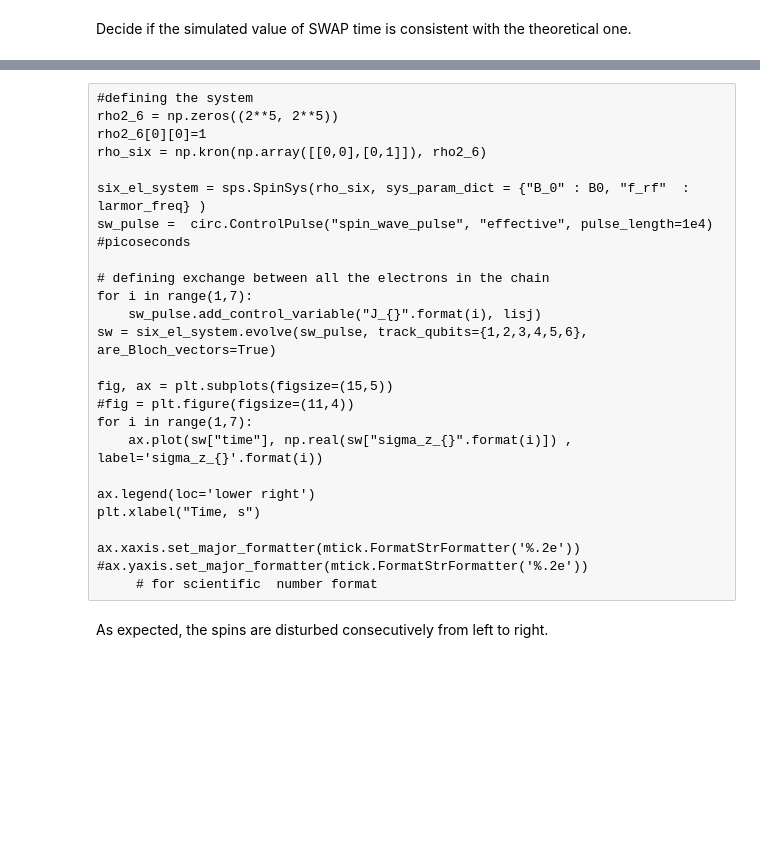
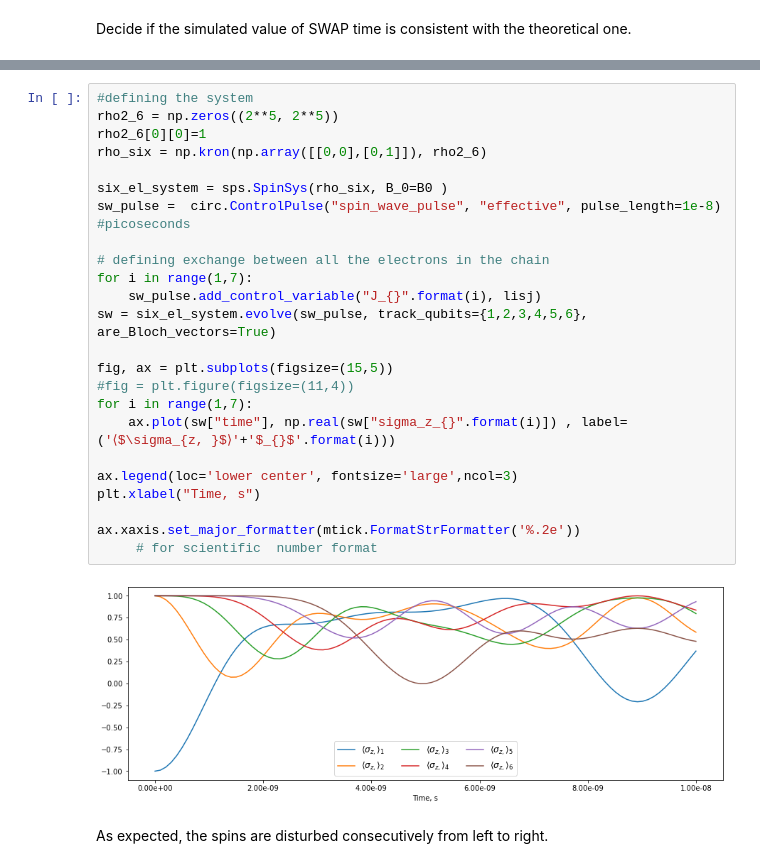
Before and after one commit to gharib85/QuDiPy, a Jupyter notebook: tutorials/Spin_simulator.ipynb, the cells around one changed output, grey strips where cells are left out. Saved outputs shown, nothing was run; the diff lists cells and outputs as text; blank space fills up the shorter version.

```diff
--- a/tutorials/Spin_simulator.ipynb
+++ b/tutorials/Spin_simulator.ipynb
@@ -280,28 +278,29 @@ Let us consider a 6-qubit system in the $|\downarrow \uparrow \uparrow \uparrow
-# %% [raw]
-#defining the system
-rho2_6 = np.zeros((2**5, 2**5))
-rho2_6[0][0]=1
-rho_six = np.kron(np.array([[0,0],[0,1]]), rho2_6)
-
-six_el_system = sps.SpinSys(rho_six, sys_param_dict = {"B_0" : B0, "f_rf"  : larmor_freq} )
-sw_pulse =  circ.ControlPulse("spin_wave_pulse", "effective", pulse_length=1e4) #picoseconds
-
-# defining exchange between all the electrons in the chain
-for i in range(1,7):
-    sw_pulse.add_control_variable("J_{}".format(i), lisj)
-sw = six_el_system.evolve(sw_pulse, track_qubits={1,2,3,4,5,6}, are_Bloch_vectors=True)
-
-fig, ax = plt.subplots(figsize=(15,5))
-#fig = plt.figure(figsize=(11,4))
-for i in range(1,7):
-    ax.plot(sw["time"], np.real(sw["sigma_z_{}".format(i)]) , label='sigma_z_{}'.format(i))
-
-ax.legend(loc='lower right')
-plt.xlabel("Time, s")
-
-ax.xaxis.set_major_formatter(mtick.FormatStrFormatter('%.2e'))
-#ax.yaxis.set_major_formatter(mtick.FormatStrFormatter('%.2e'))
-     # for scientific  number format
+# %%
+#defining the system
+rho2_6 = np.zeros((2**5, 2**5))
+rho2_6[0][0]=1
+rho_six = np.kron(np.array([[0,0],[0,1]]), rho2_6)
+
+six_el_system = sps.SpinSys(rho_six, B_0=B0 )
+sw_pulse =  circ.ControlPulse("spin_wave_pulse", "effective", pulse_length=1e-8) #picoseconds
+
+# defining exchange between all the electrons in the chain
+for i in range(1,7):
+    sw_pulse.add_control_variable("J_{}".format(i), lisj)
+sw = six_el_system.evolve(sw_pulse, track_qubits={1,2,3,4,5,6}, are_Bloch_vectors=True)
+
+fig, ax = plt.subplots(figsize=(15,5))
+#fig = plt.figure(figsize=(11,4))
+for i in range(1,7):
+    ax.plot(sw["time"], np.real(sw["sigma_z_{}".format(i)]) , label=('⟨$\sigma_{z, }$⟩'+'$_{}$'.format(i)))
+
+ax.legend(loc='lower center', fontsize='large',ncol=3)
+plt.xlabel("Time, s")
+
+ax.xaxis.set_major_formatter(mtick.FormatStrFormatter('%.2e'))
+     # for scientific  number format
+# %% [output]
+[figure, added]
 # %% [markdown]
 As expected, the spins are disturbed consecutively from left to right.
 # %% [markdown]
```
Also changed, not shown: parts of 18 cells of this notebook, 4 other files.
